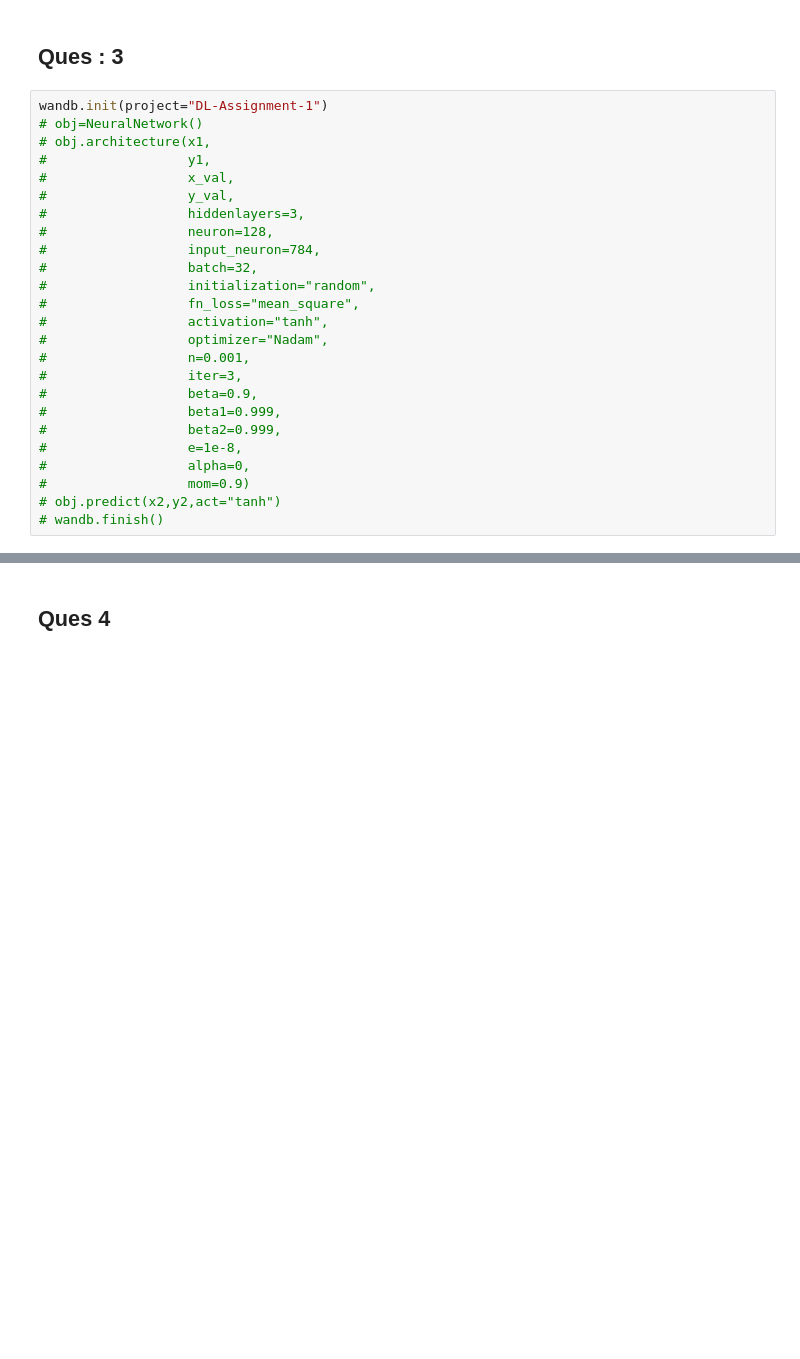
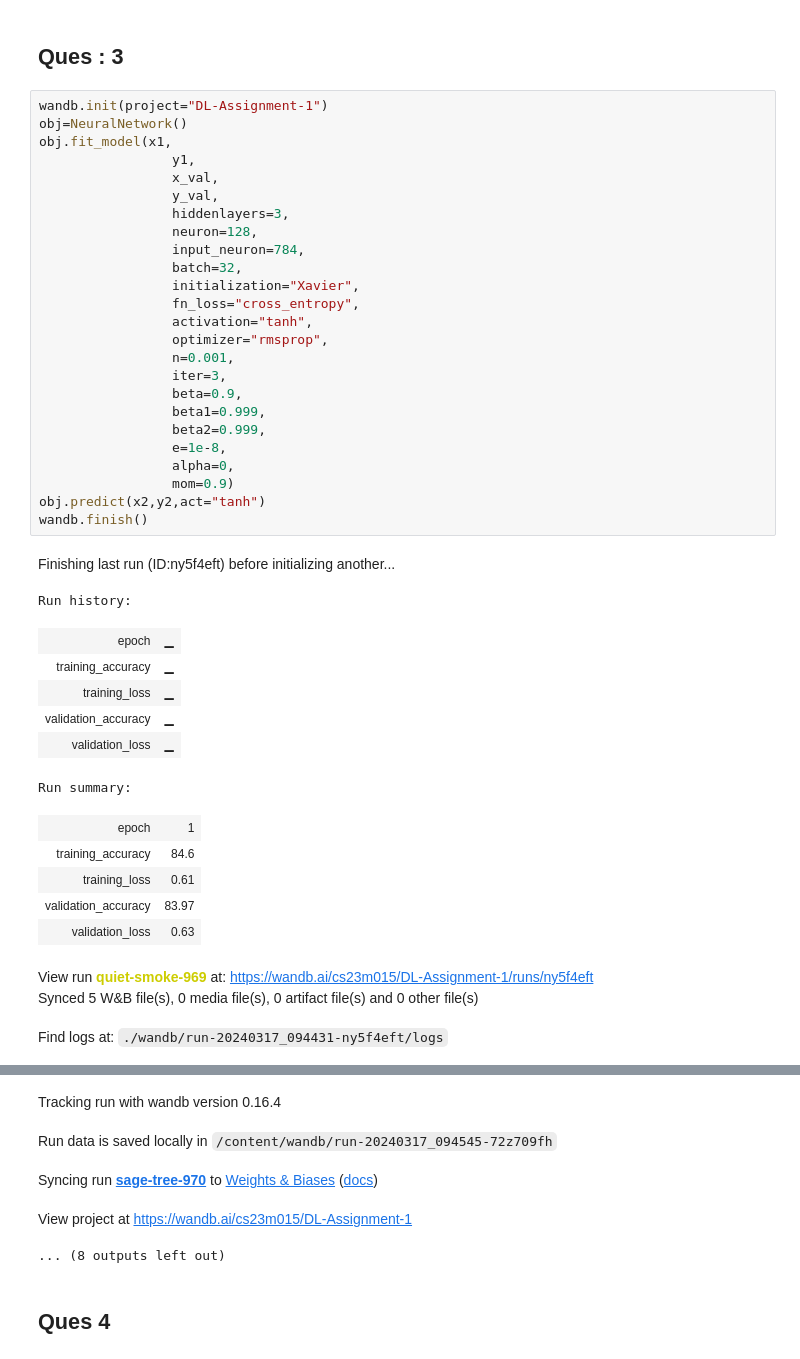
Before and after one commit to AnshumanMamar/DLass1, a Jupyter notebook: ass_1.ipynb, the cells around one changed output, grey strips where cells are left out. Saved outputs shown, nothing was run; the diff lists cells and outputs as text; blank space fills up the shorter version.

```diff
--- a/DLassCS23M015.ipynb
+++ b/ass_1.ipynb
@@ -783,26 +821,43 @@ predicted values -> [[0.20352987 0.38565164 0.00232868 0.12472704 0.00587771 0.0
 ## Ques : 3
 # %%
 wandb.init(project="DL-Assignment-1")
-# obj=NeuralNetwork()
-# obj.architecture(x1,
-#                  y1,
-#                  x_val,
-#                  y_val,
-#                  hiddenlayers=3,
-#                  neuron=128,
-#                  input_neuron=784,
-#                  batch=32,
-#                  initialization="random",
-#                  fn_loss="mean_square",
-#                  activation="tanh",
-#                  optimizer="Nadam",
-#                  n=0.001,
-#                  iter=3,
-#                  beta=0.9,
-#                  beta1=0.999,
-#                  beta2=0.999,
-#                  e=1e-8,
-#                  alpha=0,
-#                  mom=0.9)
-# obj.predict(x2,y2,act="tanh")
-# wandb.finish()
+obj=NeuralNetwork()
+obj.fit_model(x1,
+                 y1,
+                 x_val,
+                 y_val,
+                 hiddenlayers=3,
+                 neuron=128,
+                 input_neuron=784,
+                 batch=32,
+                 initialization="Xavier",
+                 fn_loss="cross_entropy",
+                 activation="tanh",
+                 optimizer="rmsprop",
+                 n=0.001,
+                 iter=3,
+                 beta=0.9,
+                 beta1=0.999,
+                 beta2=0.999,
+                 e=1e-8,
+                 alpha=0,
+                 mom=0.9)
+obj.predict(x2,y2,act="tanh")
+wandb.finish()
+# %% [output]
+Finishing last run (ID:ny5f4eft) before initializing another...
+Run history:
+| epoch | ▁ |
+| training_accuracy | ▁ |
+| training_loss | ▁ |
+| validation_accuracy | ▁ |
+| validation_loss | ▁ |
+Run summary:
+| epoch | 1 |
+| training_accuracy | 84.6 |
+| training_loss | 0.61 |
+| validation_accuracy | 83.97 |
+| validation_loss | 0.63 |
+View run quiet-smoke-969 at: https://wandb.ai/cs23m015/DL-Assignment-1/runs/ny5f4eft
+Synced 5 W&B file(s), 0 media file(s), 0 artifact file(s) and 0 other file(s)
+Find logs at: ./wandb/run-20240317_094431-ny5f4eft/logs
@@ -809,3 +865,8 @@ wandb.init(project="DL-Assignment-1")
+Tracking run with wandb version 0.16.4
+Run data is saved locally in /content/wandb/run-20240317_094545-72z709fh
+Syncing run sage-tree-970 to Weights & Biases (docs)
+View project at https://wandb.ai/cs23m015/DL-Assignment-1
+... (8 outputs left out)
 # %% [markdown]
 ## Ques 4
 # %%
```
Also changed, not shown: parts of 15 cells of this notebook, 1 other file.
